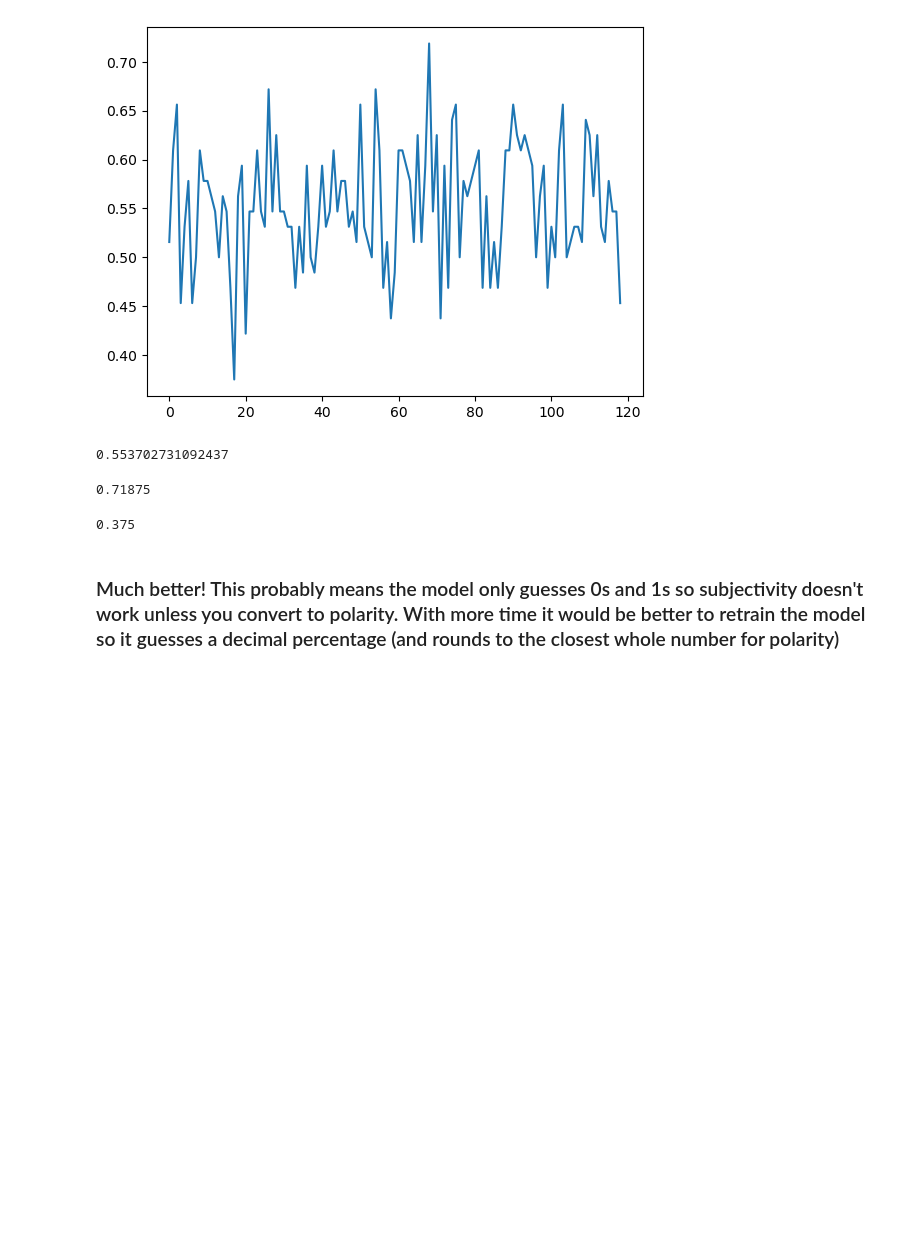
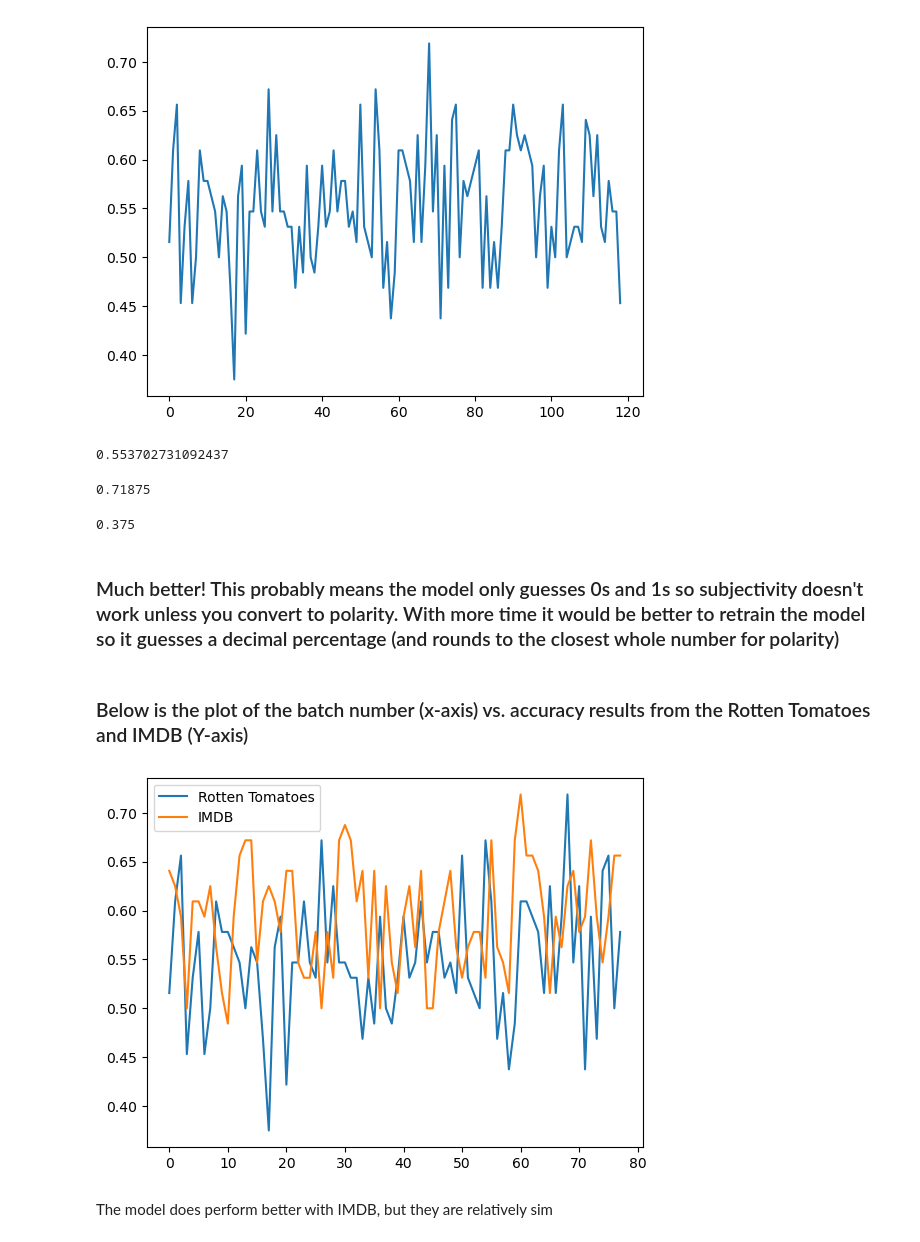
Before and after one commit to mirandahunter/sentiment-analysis, a Jupyter notebook: neural_network.ipynb, the cells around one changed output. Saved outputs shown, nothing was run; the diff lists cells and outputs as text; code cells hidden in the pictures; blank space fills up the shorter version.

Commit message:
adding graph at end

```diff
--- a/neural_network.ipynb
+++ b/neural_network.ipynb
@@ -944,3 +950,14 @@ np.min(rt_accuracy_results)
 0.375
 # %% [markdown]
 ### Much better! This probably means the model only guesses 0s and 1s so subjectivity doesn't work unless you convert to polarity. With more time it would be better to retrain the model so it guesses a decimal percentage (and rounds to the closest whole number for polarity)
+# %% [markdown]
+### Below is the plot of the batch number (x-axis) vs. accuracy results from the Rotten Tomatoes and IMDB (Y-axis)
+# %%
+plt.plot(rt_batch_nums[:len(batch_nums)], rt_accuracy_results[:len(batch_nums)], label = "Rotten Tomatoes")
+plt.plot(batch_nums, accuracy_results, label = "IMDB")
+plt.legend()
+plt.show()
+# %% [output]
+[figure, added]
+# %% [markdown]
+The model does perform better with IMDB, but they are relatively sim
```
Also changed, not shown: parts of 3 cells of this notebook.
